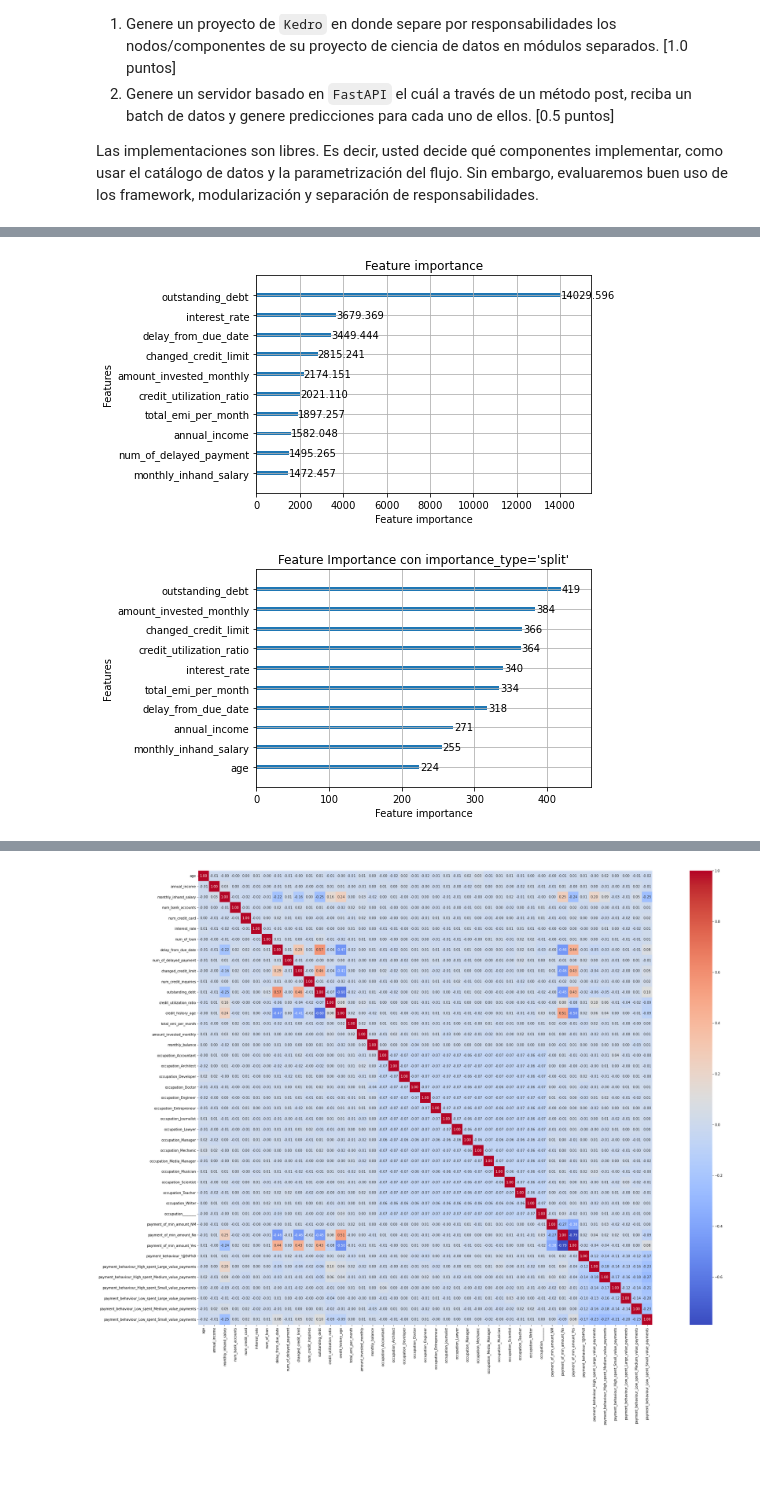
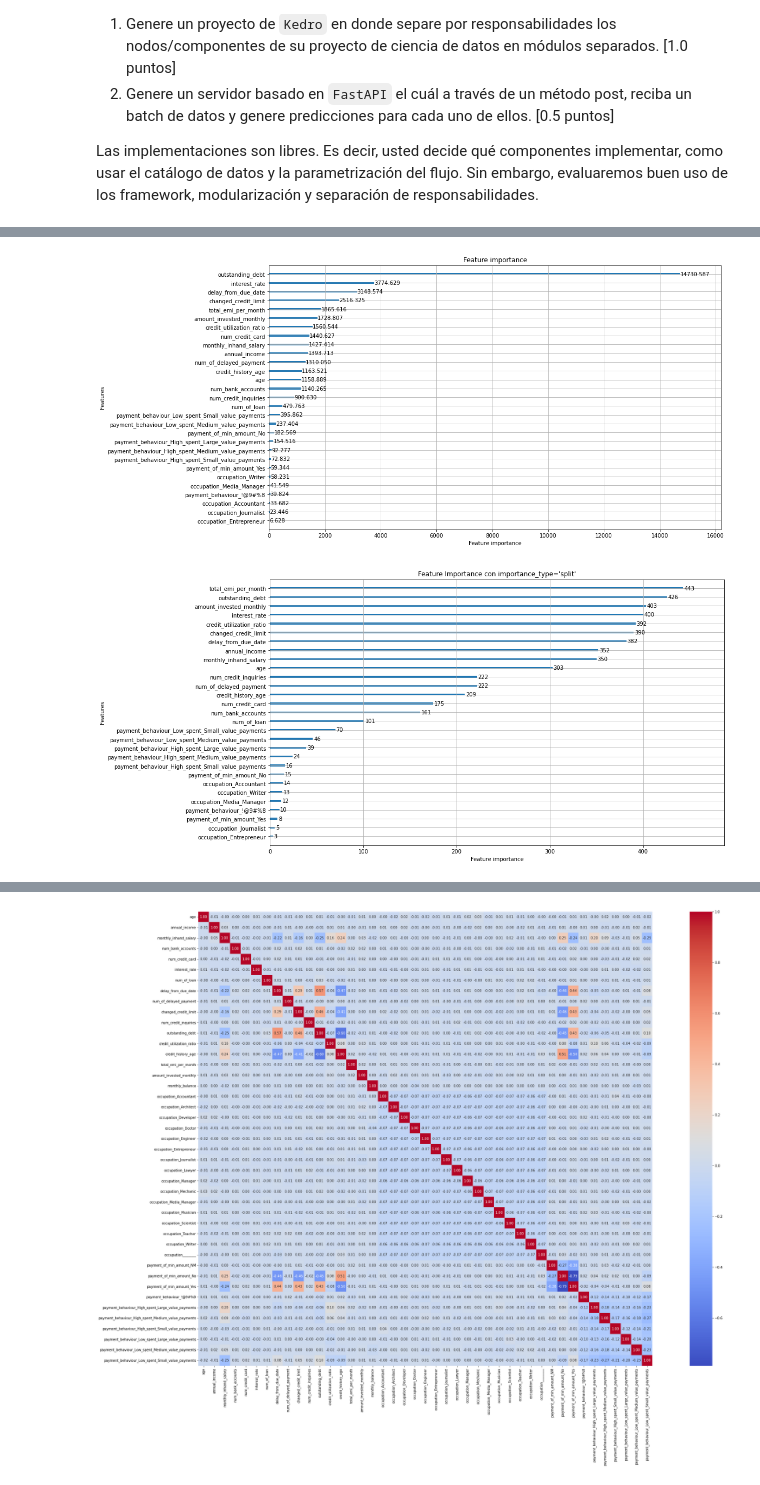
Before and after one commit to J07Aa/Repo, a Jupyter notebook: Proyecto_2/Proyecto2_Enunciado.ipynb, the cells around one changed output, grey strips where cells are left out. Saved outputs shown, nothing was run; the diff lists cells and outputs as text; code cells hidden in the pictures; blank space fills up the shorter version.

```diff
--- a/Proyecto_2/Proyecto2_Enunciado.ipynb
+++ b/Proyecto_2/Proyecto2_Enunciado.ipynb
@@ -827,17 +851,19 @@ LGBMClassifier(learning_rate=0.06631561975072739, max_depth=38,
 # %%
 import matplotlib.pyplot as plt
 import lightgbm as lgb
 # Visualizar importancia de características
-lgb.plot_importance(model, importance_type='gain', max_num_features=10)
+lgb.plot_importance(model, importance_type='gain', max_num_features=43)
+plt.gcf().set_size_inches(15, 9)
 plt.show()
 # %% [output]
-[figure, old version]
+[figure, new version]
 # %%
-lgb.plot_importance(model, max_num_features=10, importance_type="split")
+lgb.plot_importance(model, max_num_features=43, importance_type="split")
 plt.title("Feature Importance con importance_type='split'")
+plt.gcf().set_size_inches(15, 9)
 plt.show()
 # %% [output]
-[figure, old version]
+[figure, new version]
 # %%
 df_train.columns
 # %% [output]
```
Also changed, not shown: parts of 14 cells of this notebook.
